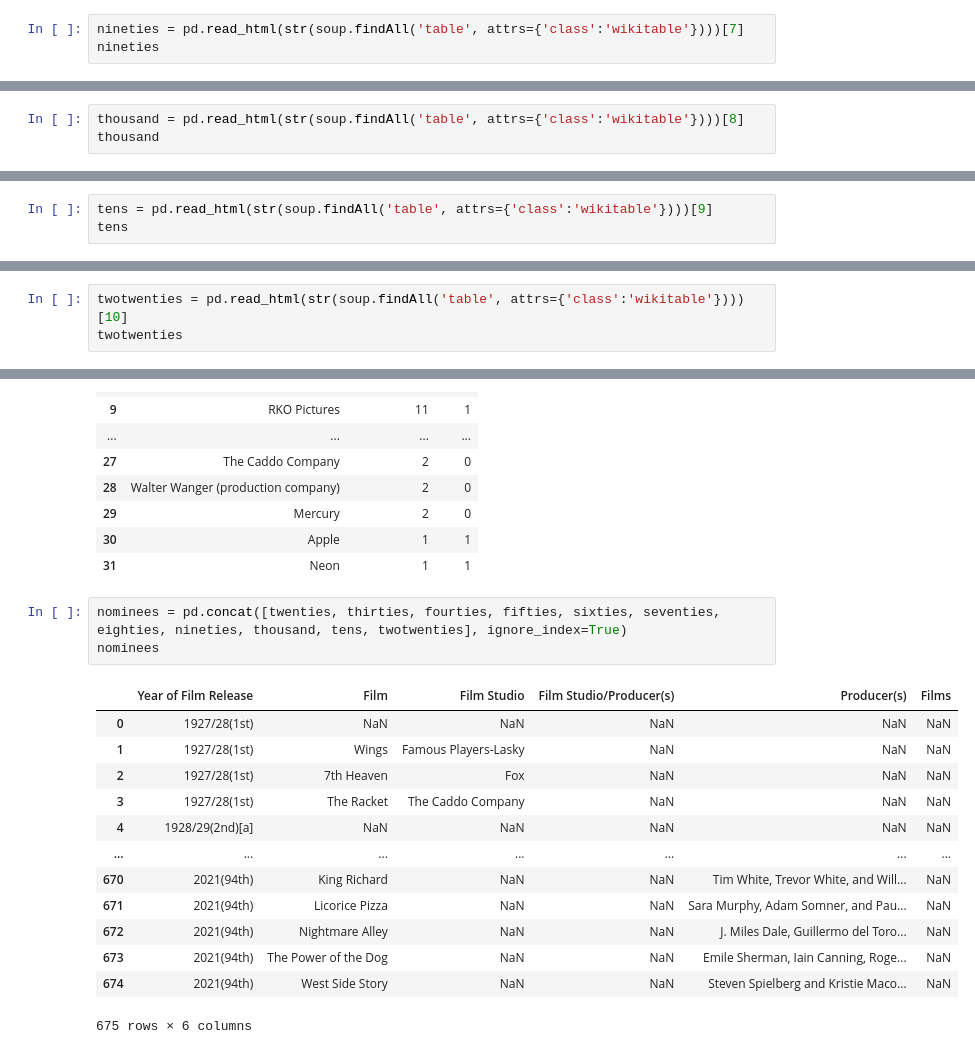
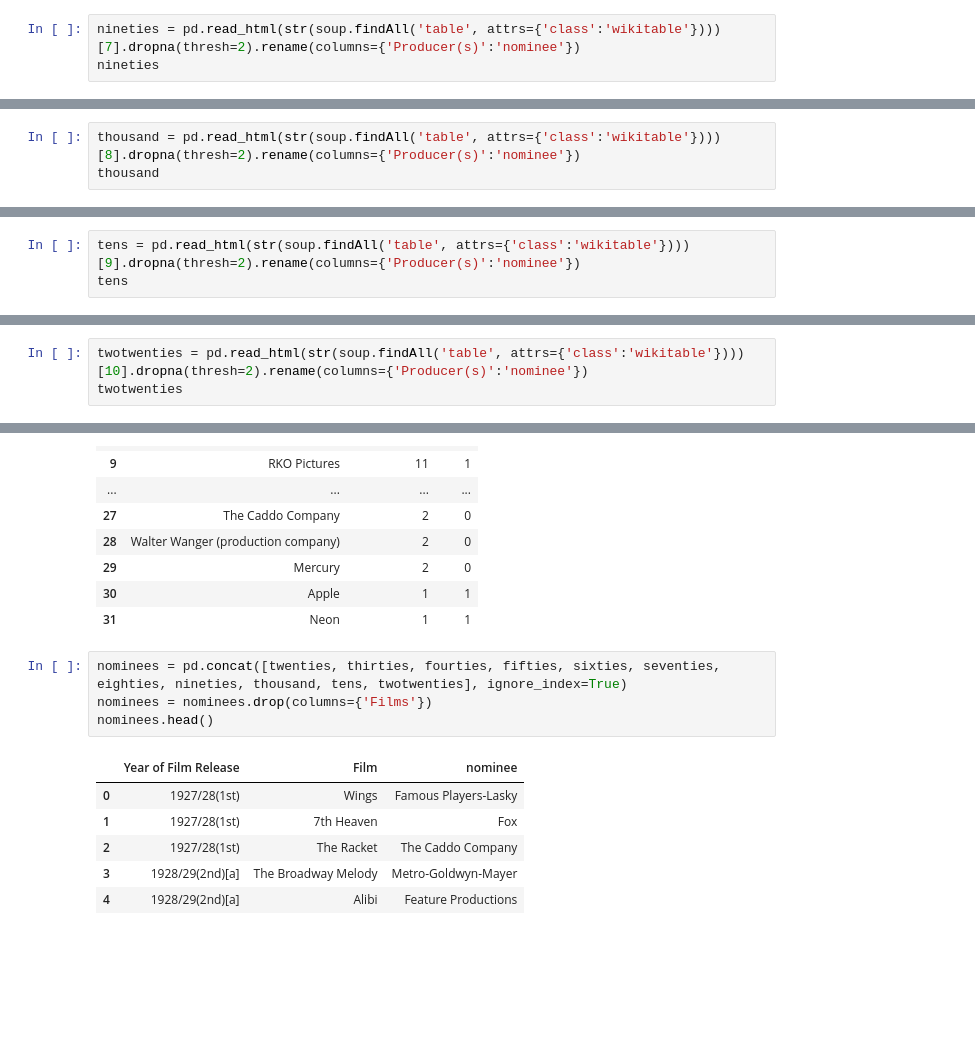
Before and after one commit to zoeteets/capstone, a Jupyter notebook: wikipedia_scrape.ipynb, the cells around one changed output, grey strips where cells are left out. Cells and saved outputs as stored; diff of their text form; blank space fills up the shorter version.

```diff
--- a/wikipedia_scrape.ipynb
+++ b/wikipedia_scrape.ipynb
@@ -116,6 +194,6 @@ eighties
 | 58 | 1989(62nd) | Field of Dreams | Lawrence Gordon and Charles Gordon |
 | 59 | 1989(62nd) | My Left Foot | Noel Pearson |
 # %%
-nineties = pd.read_html(str(soup.findAll('table', attrs={'class':'wikitable'})))[7]
+nineties = pd.read_html(str(soup.findAll('table', attrs={'class':'wikitable'})))[7].dropna(thresh=2).rename(columns={'Producer(s)':'nominee'})
 nineties
 # %% [output]
@@ -137,6 +215,6 @@ nineties
 | 58 | 1999(72nd) | The Insider | Pieter Jan Brugge and Michael Mann |
 | 59 | 1999(72nd) | The Sixth Sense | Frank Marshall, Kathleen Kennedy,... |
 # %%
-thousand = pd.read_html(str(soup.findAll('table', attrs={'class':'wikitable'})))[8]
+thousand = pd.read_html(str(soup.findAll('table', attrs={'class':'wikitable'})))[8].dropna(thresh=2).rename(columns={'Producer(s)':'nominee'})
 thousand
 # %% [output]
@@ -156,4 +238,4 @@ thousand
 # %%
-tens = pd.read_html(str(soup.findAll('table', attrs={'class':'wikitable'})))[9]
+tens = pd.read_html(str(soup.findAll('table', attrs={'class':'wikitable'})))[9].dropna(thresh=2).rename(columns={'Producer(s)':'nominee'})
 tens
 # %% [output]
@@ -173,4 +255,4 @@ tens
 # %%
-twotwenties = pd.read_html(str(soup.findAll('table', attrs={'class':'wikitable'})))[10]
+twotwenties = pd.read_html(str(soup.findAll('table', attrs={'class':'wikitable'})))[10].dropna(thresh=2).rename(columns={'Producer(s)':'nominee'})
 twotwenties
 # %% [output]
@@ -214,21 +296,15 @@ studios
 | 31 | Neon | 1 | 1 |
 # %%
 nominees = pd.concat([twenties, thirties, fourties, fifties, sixties, seventies, eighties, nineties, thousand, tens, twotwenties], ignore_index=True)
-nominees
+nominees = nominees.drop(columns={'Films'})
+nominees.head()
 # %% [output]
-|  | Year of Film Release | Film | Film Studio | Film Studio/Producer(s) | Producer(s) | Films |
-| 0 | 1927/28(1st) | NaN | NaN | NaN | NaN | NaN |
-| 1 | 1927/28(1st) | Wings | Famous Players-Lasky | NaN | NaN | NaN |
-| 2 | 1927/28(1st) | 7th Heaven | Fox | NaN | NaN | NaN |
-| 3 | 1927/28(1st) | The Racket | The Caddo Company | NaN | NaN | NaN |
-| 4 | 1928/29(2nd)[a] | NaN | NaN | NaN | NaN | NaN |
-| ... | ... | ... | ... | ... | ... | ... |
-| 670 | 2021(94th) | King Richard | NaN | NaN | Tim White, Trevor White, and Will... | NaN |
-| 671 | 2021(94th) | Licorice Pizza | NaN | NaN | Sara Murphy, Adam Somner, and Pau... | NaN |
-| 672 | 2021(94th) | Nightmare Alley | NaN | NaN | J. Miles Dale, Guillermo del Toro... | NaN |
-| 673 | 2021(94th) | The Power of the Dog | NaN | NaN | Emile Sherman, Iain Canning, Roge... | NaN |
-| 674 | 2021(94th) | West Side Story | NaN | NaN | Steven Spielberg and Kristie Maco... | NaN |
+|  | Year of Film Release | Film | nominee |
+| 0 | 1927/28(1st) | Wings | Famous Players-Lasky |
+| 1 | 1927/28(1st) | 7th Heaven | Fox |
+| 2 | 1927/28(1st) | The Racket | The Caddo Company |
+| 3 | 1928/29(2nd)[a] | The Broadway Melody | Metro-Goldwyn-Mayer |
+| 4 | 1928/29(2nd)[a] | Alibi | Feature Productions |
-675 rows × 6 columns
 # %%
 nominees.info()
 # %% [output]
```
Also changed, not shown: parts of 25 cells of this notebook.
